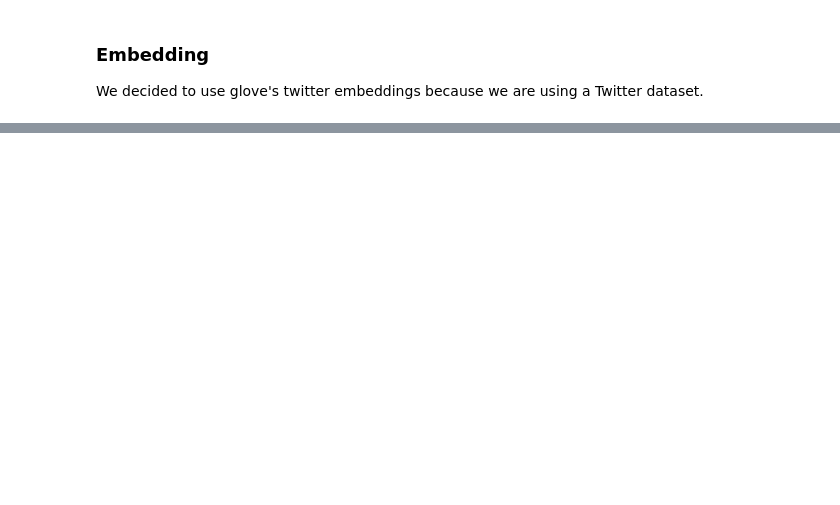
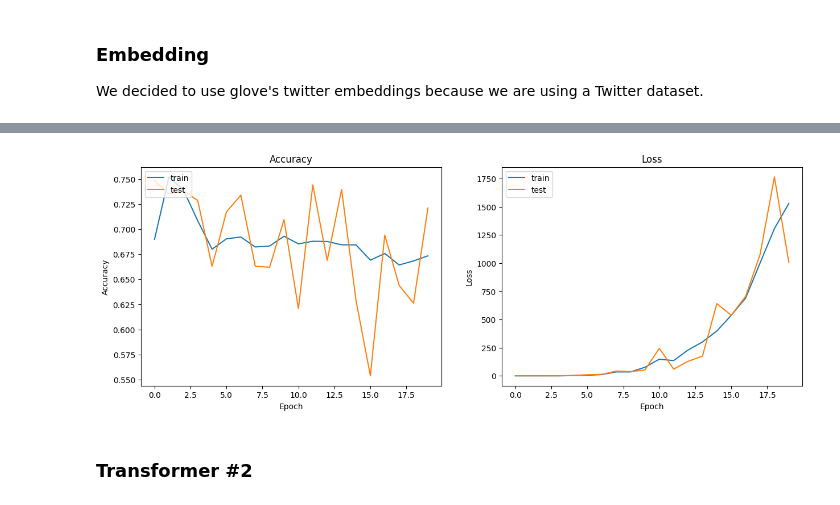
Before and after one commit to wyattsaltzman/ML-F23-Lab7, a Jupyter notebook: lab7.ipynb, the cells around one changed output, grey strips where cells are left out. Cells and saved outputs as stored; diff of their text form; code cells hidden in the pictures; blank space fills up the shorter version.

```diff
--- a/lab7.ipynb
+++ b/lab7.ipynb
@@ -493,0 +626,7 @@ Epoch 2/2
+# %%
+# save the embedding layer as a variable
+embedding_layer_200d = Embedding(len(word_index) + 1,
+                            EMBEDDING_SIZE,
+                            weights=[embedding_matrix],
+                            input_length=MAX_LEN,
+                            trainable=False)
@@ -493,0 +680,4 @@ Epoch 2/2
+# %%
+cnn2_history = []
+tmp = cnn2.fit(X_train, y_train, validation_data=(X_test, y_test), epochs=10, batch_size=128)
+cnn2_history.append(tmp)
@@ -493,0 +705,3 @@ Epoch 2/2
+# %%
+tmp = cnn2.fit(X_train, y_train, validation_data=(X_test, y_test), epochs=10, batch_size=128)
+cnn2_history.append(tmp)
@@ -493,0 +729,27 @@ Epoch 2/2
+# %%
+combined = dict()
+for key in ['loss', 'accuracy', 'val_loss', 'val_accuracy']:
+    combined[key] = np.hstack([h.history[key] for h in cnn2_history])
+
+plt.figure(figsize=(15, 5))
+plt.subplot(121)
+plt.plot(combined['accuracy'], label='Training')
+plt.plot(combined['val_accuracy'], label='Validation')
+plt.title('Accuracy')
+plt.ylabel('Accuracy')
+plt.xlabel('Epoch')
+plt.legend(['train', 'test'], loc='upper left')
+
+# summarize history for loss
+plt.subplot(122)
+plt.plot(combined['loss'], label='Training')
+plt.plot(combined['val_loss'], label='Validation')
+plt.title('Loss')
+plt.ylabel('Loss')
+plt.xlabel('Epoch')
+plt.legend(['train', 'test'], loc='upper left')
+plt.show()
+# %% [output]
+[figure, added]
+# %% [markdown]
+### Transformer #2
```
Also changed, not shown: parts of 36 cells of this notebook.
